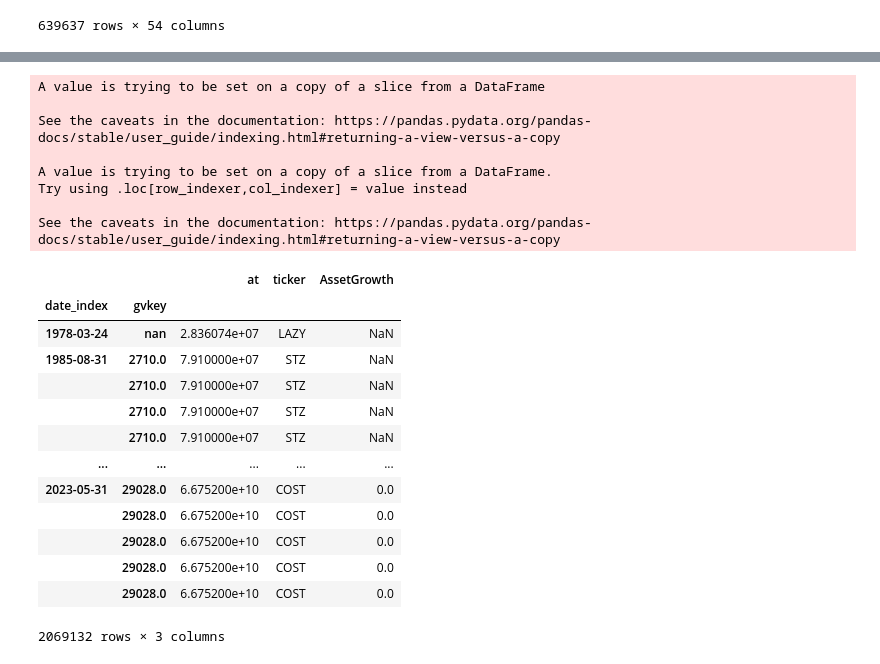
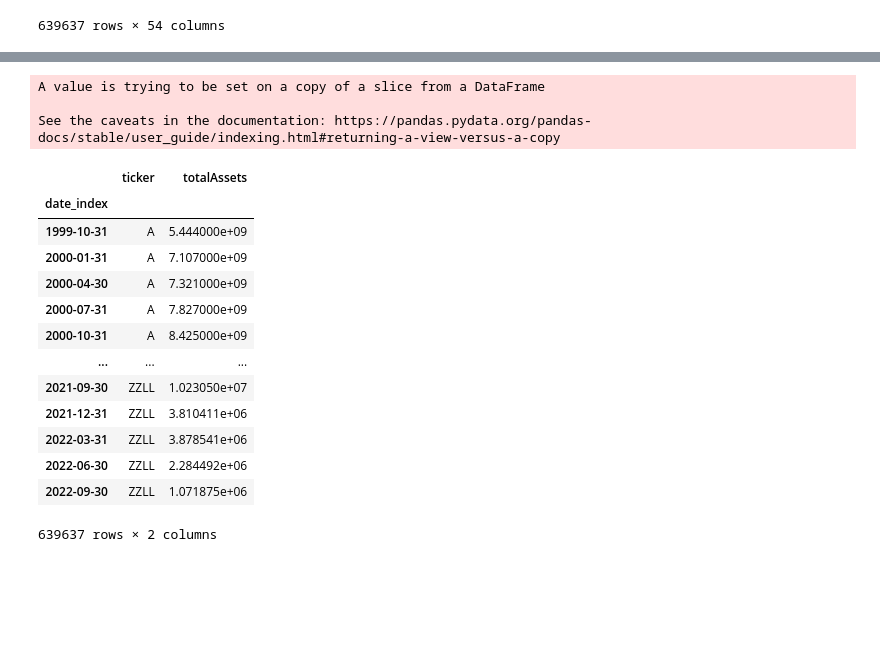
Before and after one commit to jakezur1/factorlib-polars, a Jupyter notebook: factors/fundamental/asset_growth.ipynb, the cells around one changed output, grey strips where cells are left out. Saved outputs shown, nothing was run; the diff lists cells and outputs as text; code cells hidden in the pictures; blank space fills up the shorter version.

```diff
--- a/factors/fundamental/asset_growth.ipynb
+++ b/factors/fundamental/asset_growth.ipynb
@@ -98,32 +27,25 @@ df1
-# %%
-#renaming totalAssets and symbols so they're in standard 'at' and 'ticker' variable names
-df1.rename(columns={'totalAssets' : 'at',
-                    'symbol' : 'ticker'}, inplace=True)
-
-#creating column with factor
-df1['AssetGrowth'] = (df1['at'] - df1['at'].groupby(level=1).shift(12)) / df1['at'].groupby(level=1).shift(12)
-
-df1
-# %% [output]
-A value is trying to be set on a copy of a slice from a DataFrame
-
-See the caveats in the documentation: https://pandas.pydata.org/pandas-docs/stable/user_guide/indexing.html#returning-a-view-versus-a-copy
-
-A value is trying to be set on a copy of a slice from a DataFrame.
-Try using .loc[row_indexer,col_indexer] = value instead
-
-See the caveats in the documentation: https://pandas.pydata.org/pandas-docs/stable/user_guide/indexing.html#returning-a-view-versus-a-copy
-|  |  | at | ticker | AssetGrowth |
-| date_index | gvkey |  |  |  |
-| 1978-03-24 | nan | 2.836074e+07 | LAZY | NaN |
-| 1985-08-31 | 2710.0 | 7.910000e+07 | STZ | NaN |
-|  | 2710.0 | 7.910000e+07 | STZ | NaN |
-|  | 2710.0 | 7.910000e+07 | STZ | NaN |
-|  | 2710.0 | 7.910000e+07 | STZ | NaN |
-| ... | ... | ... | ... | ... |
-| 2023-05-31 | 29028.0 | 6.675200e+10 | COST | 0.0 |
-|  | 29028.0 | 6.675200e+10 | COST | 0.0 |
-|  | 29028.0 | 6.675200e+10 | COST | 0.0 |
-|  | 29028.0 | 6.675200e+10 | COST | 0.0 |
-|  | 29028.0 | 6.675200e+10 | COST | 0.0 |
-2069132 rows × 3 columns
+# %%
+asset_growth_raw = raw_data[['date', 'symbol', 'totalAssets']]
+asset_growth_raw.rename(columns={'date': 'date_index',
+                                 'symbol': 'ticker'}, inplace=True)
+asset_growth_raw = asset_growth_raw.sort_values(['ticker', 'date_index'])
+asset_growth_raw = asset_growth_raw.set_index('date_index')
+asset_growth_raw.index = pd.to_datetime(asset_growth_raw.index)
+# %% [output]
+A value is trying to be set on a copy of a slice from a DataFrame
+
+See the caveats in the documentation: https://pandas.pydata.org/pandas-docs/stable/user_guide/indexing.html#returning-a-view-versus-a-copy
+|  | ticker | totalAssets |
+| date_index |  |  |
+| 1999-10-31 | A | 5.444000e+09 |
+| 2000-01-31 | A | 7.107000e+09 |
+| 2000-04-30 | A | 7.321000e+09 |
+| 2000-07-31 | A | 7.827000e+09 |
+| 2000-10-31 | A | 8.425000e+09 |
+| ... | ... | ... |
+| 2021-09-30 | ZZLL | 1.023050e+07 |
+| 2021-12-31 | ZZLL | 3.810411e+06 |
+| 2022-03-31 | ZZLL | 3.878541e+06 |
+| 2022-06-30 | ZZLL | 2.284492e+06 |
+| 2022-09-30 | ZZLL | 1.071875e+06 |
+639637 rows × 2 columns
```
Also changed, not shown: parts of 8 cells of this notebook.
